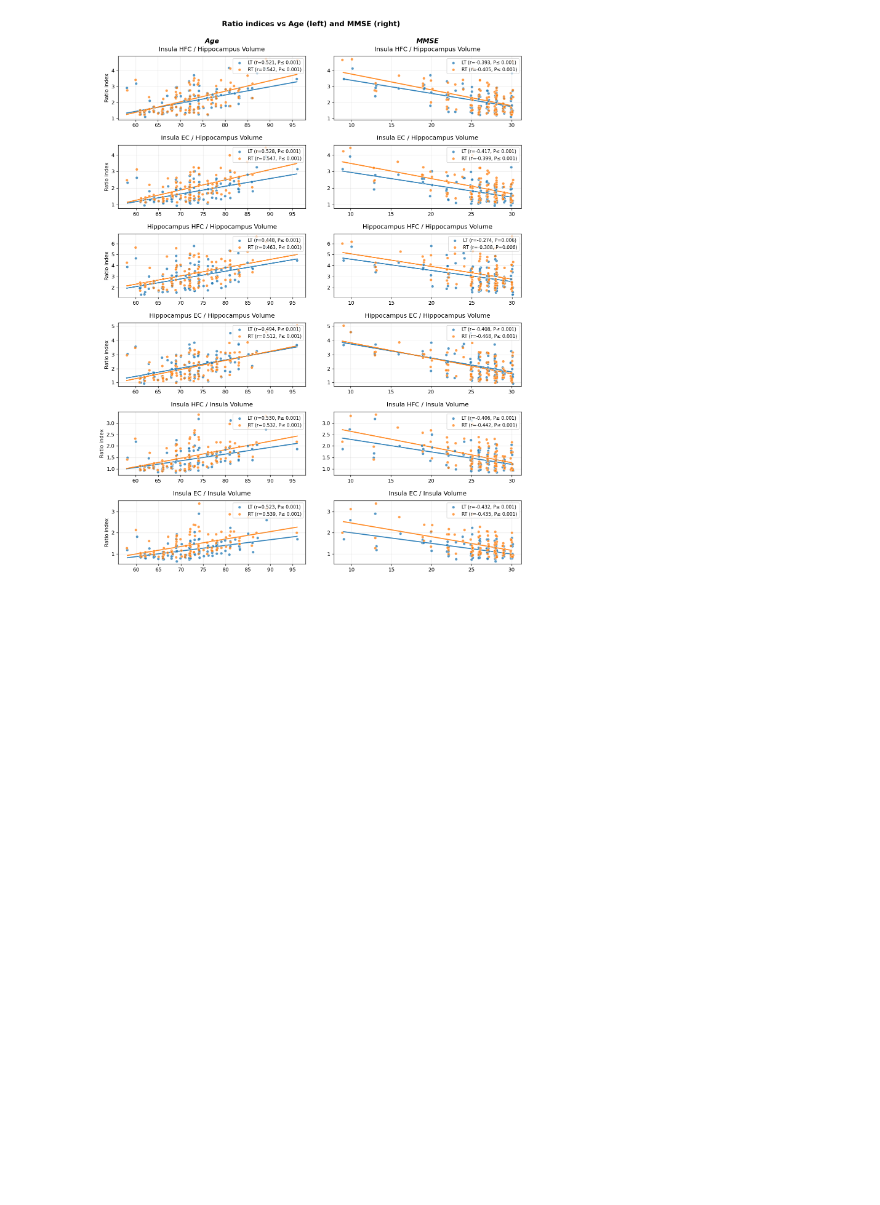
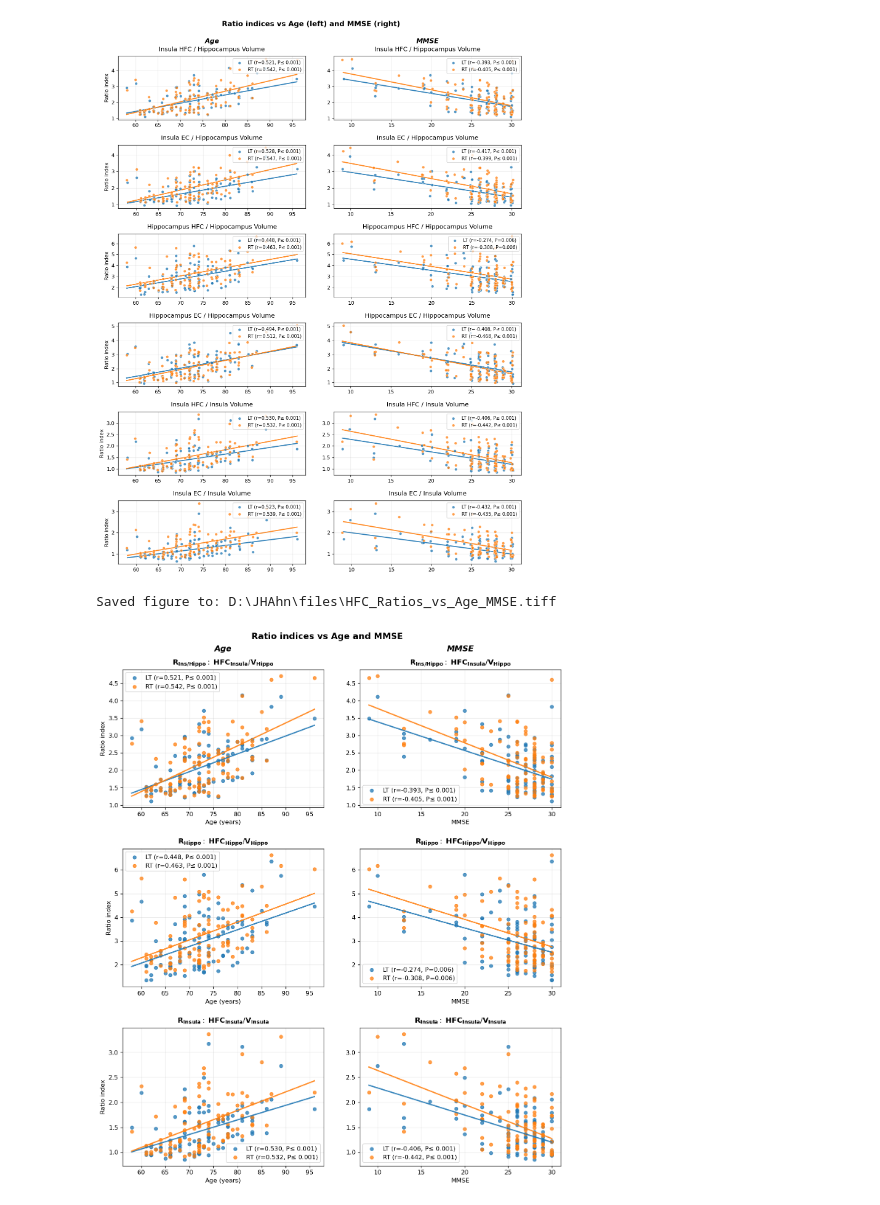
Before and after one commit to salsalGorani/KHNMC_ALPS, a Jupyter notebook: ALPS-Conductivity_Plotting.ipynb, the cells around one changed output. Cells and saved outputs as stored; diff of their text form; code cells hidden in the pictures; blank space fills up the shorter version.

```diff
--- a/ALPS-Conductivity_Plotting.ipynb
+++ b/ALPS-Conductivity_Plotting.ipynb
@@ -725,0 +887,9 @@ Saved: D:\JHAhn\files\Ratio_Age_MMSE_overlay.pdf
+# %%
+fig, axes = plot_ratio_age_mmse_overlay(
+    df, figsize=(11,14), dpi=120,
+    trend='ols', n_bins=8,
+    savepath=os.path.join(base, "HFC_Ratios_vs_Age_MMSE.tiff")
+)
+# %% [output]
+Saved figure to: D:\JHAhn\files\HFC_Ratios_vs_Age_MMSE.tiff
+[figure, added]
```
Also changed, not shown: parts of 4 cells of this notebook.
